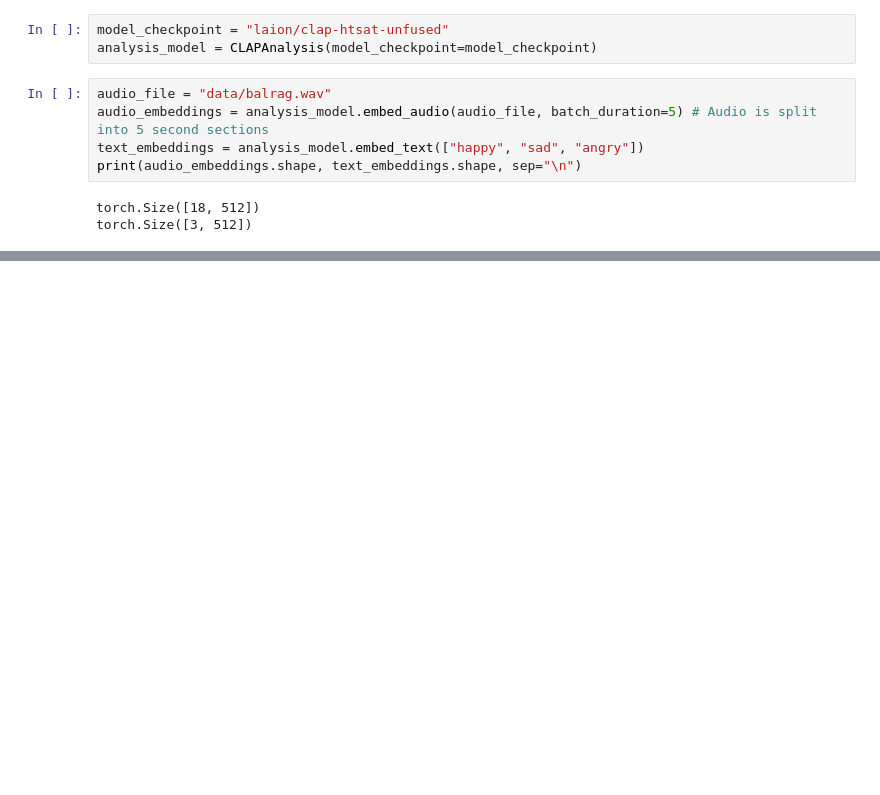
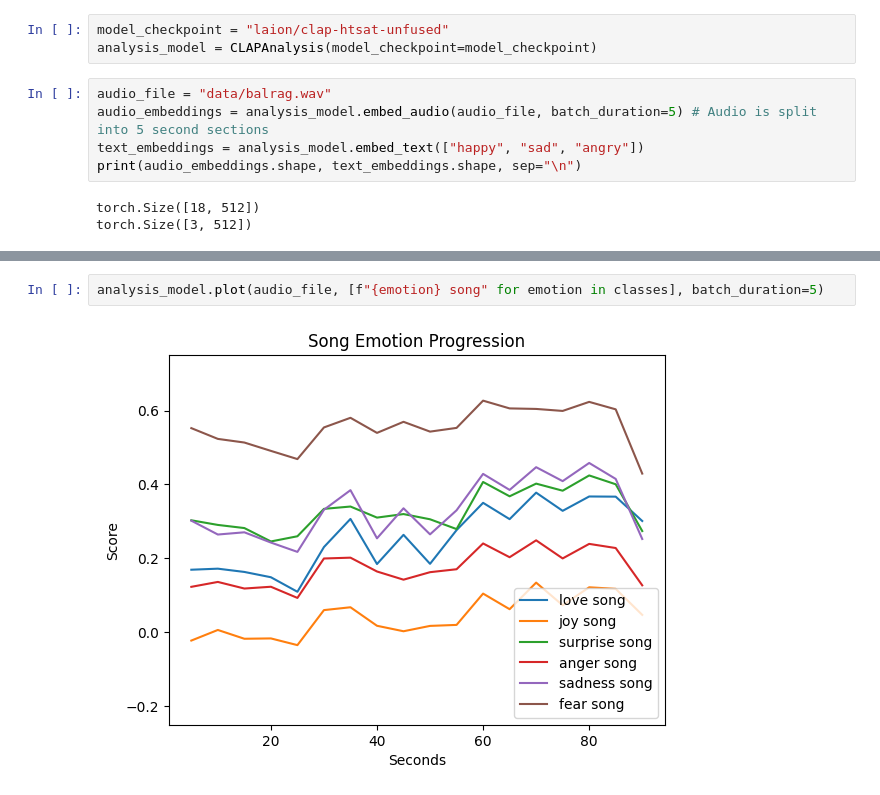
Before and after one commit to chasewes/PAGES, a Jupyter notebook: clap_analysis.ipynb, the cells around one changed output, grey strips where cells are left out. Saved outputs shown, nothing was run; the diff lists cells and outputs as text; blank space fills up the shorter version.

Commit message:
Update CLAP with Parrot's emotions

```diff
--- a/clap_analysis.ipynb
+++ b/clap_analysis.ipynb
@@ -170,0 +171,4 @@ analysis_model.plot(audio_file, classes, batch_duration=5)
+# %%
+analysis_model.plot(audio_file, [f"{emotion} song" for emotion in classes], batch_duration=5)
+# %% [output]
+[figure, added]
```
Also changed, not shown: parts of 3 cells of this notebook.
